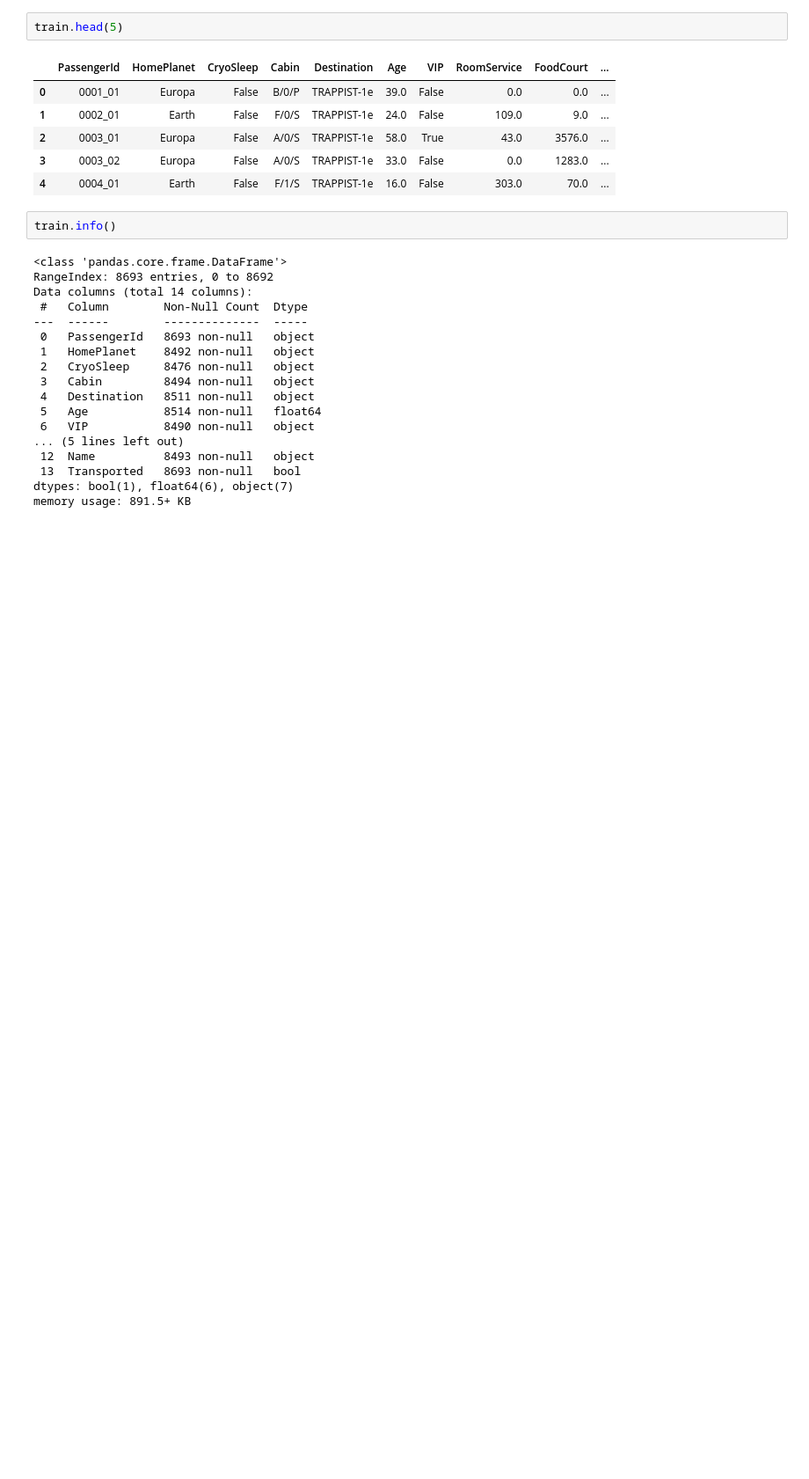
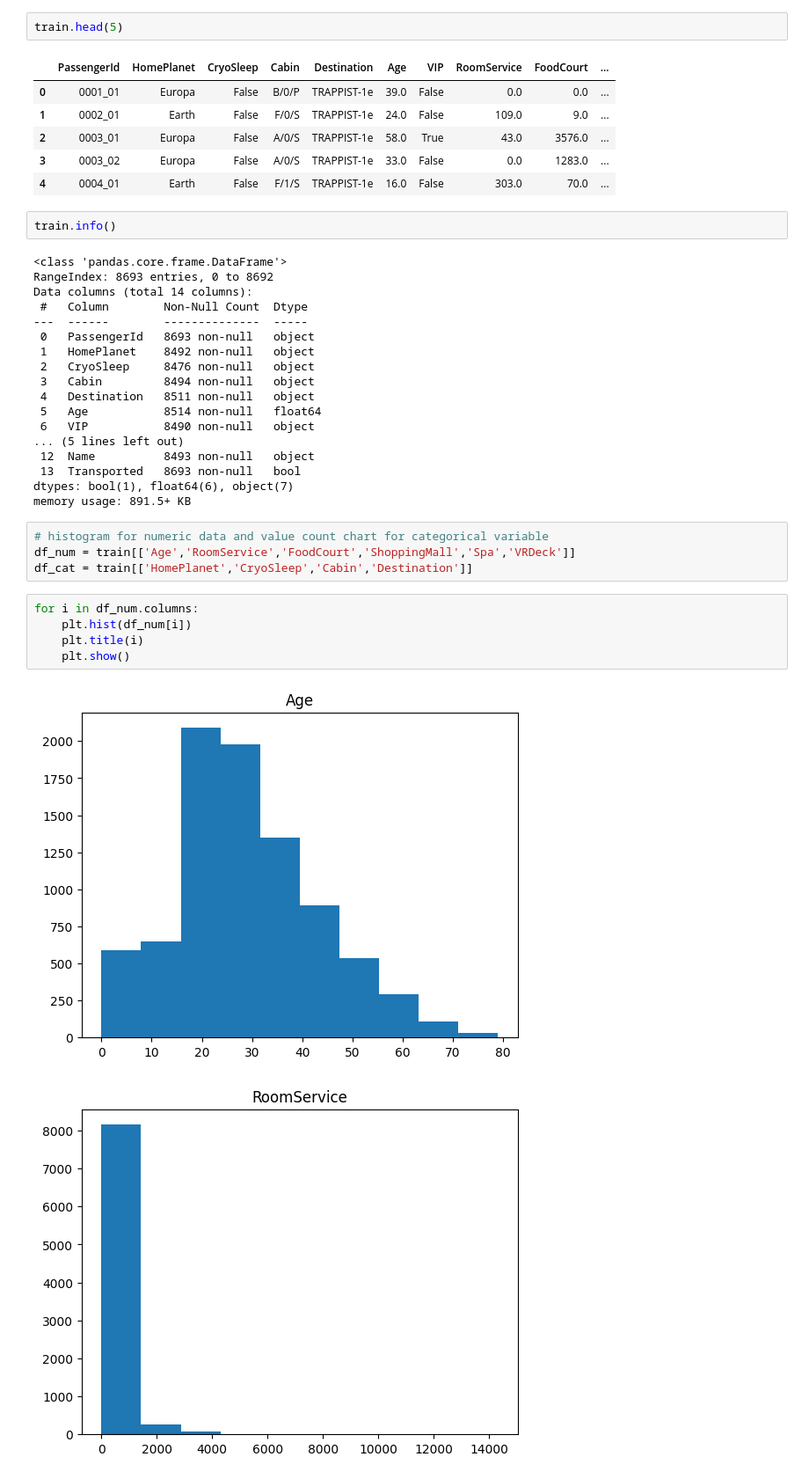
Before and after one commit to RazerP4antom/data-analysis, a Jupyter notebook: Spaceship Titanic/notebook5.ipynb, the cells around one changed output. Shown at 88% size. Cells and saved outputs as stored; diff of their text form; blank space fills up the shorter version.

Commit message:
numerical data exploration

```diff
--- a/Spaceship Titanic/notebook5.ipynb
+++ b/Spaceship Titanic/notebook5.ipynb
@@ -32,3 +40,15 @@ Data columns (total 14 columns):
  13  Transported   8693 non-null   bool
 dtypes: bool(1), float64(6), object(7)
 memory usage: 891.5+ KB
+# %%
+# histogram for numeric data and value count chart for categorical variable
+df_num = train[['Age','RoomService','FoodCourt','ShoppingMall','Spa','VRDeck']]
+df_cat = train[['HomePlanet','CryoSleep','Cabin','Destination']]
+# %%
+for i in df_num.columns:
+    plt.hist(df_num[i])
+    plt.title(i)
+    plt.show()
+# %% [output]
+[figure, added]
+[figure, added]
```
Also changed, not shown: parts of 5 cells of this notebook.
